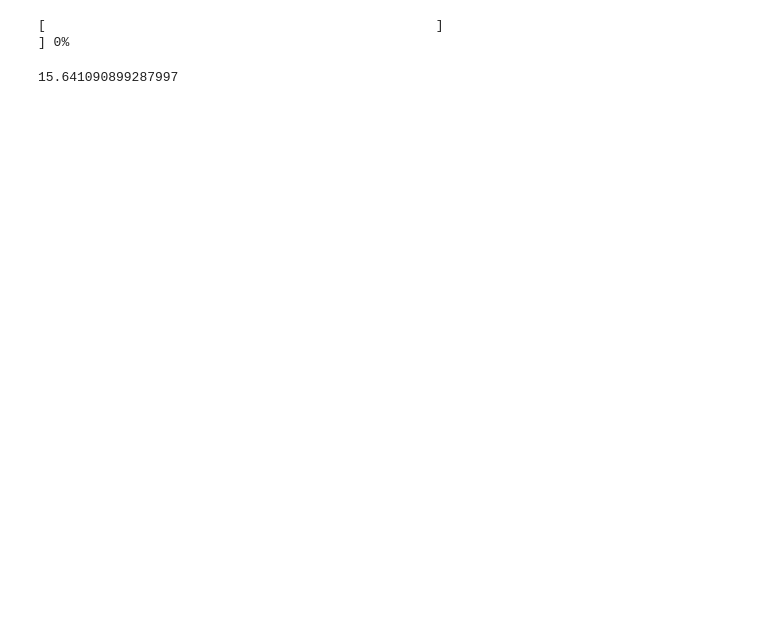
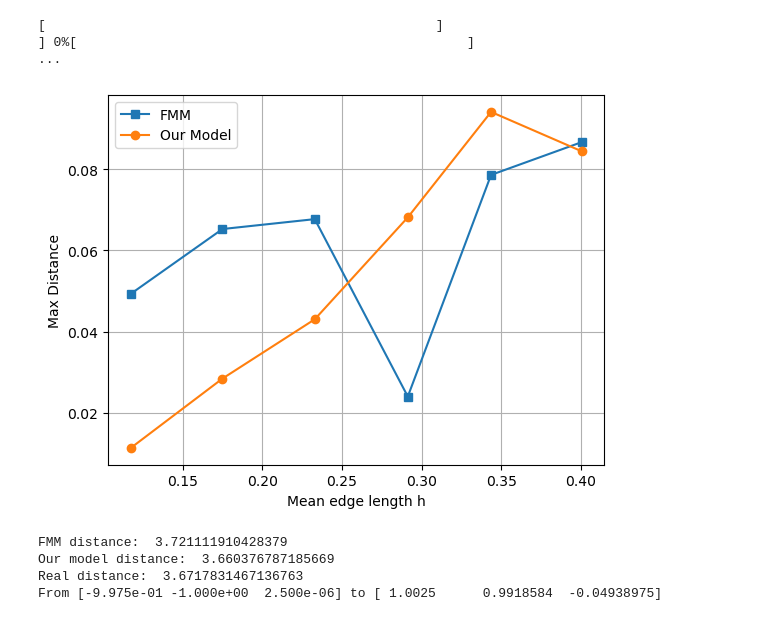
Before and after one commit to omertr616/Deep-Eikonal, a Jupyter notebook: test_surface.ipynb, the cells around one changed output. Saved outputs shown, nothing was run; the diff lists cells and outputs as text; code cells hidden in the pictures; blank space fills up the shorter version.

```diff
--- a/test_surface.ipynb
+++ b/test_surface.ipynb
@@ -327,31 +287,3 @@ def FMM_with_local_solver(graph: csr_matrix, points, source_points, local_solver
                     u[neighbor] = new_distance
                     heapq.heappush(heap, (u[p] + graph[p, neighbor], neighbor))
     return u
-# %%
-# from our_test import FMM_with_local_solver, local_solver_model_ring3, global_local_solver
-# from models.sphere_models import SpherePointNetRingAttentionAndConvolution
-# import torch
-device = torch.device("cuda" if torch.cuda.is_available() else "cpu")
-
-
-
-surface_func = lambda x, y: np.sin(0.4*((x-2.5)**2+(y-2.5)**2))
-
-(graph_high_res, faces_high_res, points3d_high_res, mesh_high_res, h_high_res), sub_meshes, coor_to_index = \
-    make_uniform_surface_multimesh(f=surface_func, radius=2.5, spacing=0.05, sparse_strides=[10])
-
-mesh_high_res.plot()
-
-local_solver = SpherePointNetRingAttentionAndConvolution()
-checkpoint = torch.load("checkpoints/dropout=0.1 num_heads=16/surface_attention_epoch10_loss1.5072902242069192e-06.pt", map_location=device)
-local_solver.load_state_dict(checkpoint["model_state_dict"])
-local_solver = local_solver.to(device)
-local_solver.eval()
-global_local_solver = local_solver
-
-distances = FMM_with_local_solver(graph_high_res, points3d_high_res, [0], local_solver_model_ring3)
-
-print(np.max(distances))
-
-mesh_high_res["Distance"] = distances
-mesh_high_res.plot(scalars="Distance", cmap="viridis", show_edges=False)
@@ -370,6 +289,0 @@ Falling back to a static output.
-# %%
-distances_fmm = fmm(V=points3d_high_res, F=faces_high_res, source_index=0)
-np.max(distances_fmm)
-# %% [output]
-[                                                  ]                                                   ] 0%
-15.641090899287997
@@ -375,0 +355,11 @@ np.max(distances_fmm)
+# %%
+surface_func = lambda x, y: np.sin(0.4*((x+1)**2+(y+1)**2))
+arclength = lambda r: np.sqrt(1 + (0.4 * 2 * r * np.cos(0.4 * (r**2)))**2)
+test_model(surface_func, arclength)
+# %% [output]
+[                                                  ]                                                   ] 0%[                                                  ]                                          ...
+[figure, added]
+FMM distance:  3.721111910428379
+Our model distance:  3.660376787185669
+Real distance:  3.6717831467136763
+From [-9.975e-01 -1.000e+00  2.500e-06] to [ 1.0025      0.9918584  -0.04938975]
```
Also changed, not shown: parts of 5 cells of this notebook, 23 other files.
